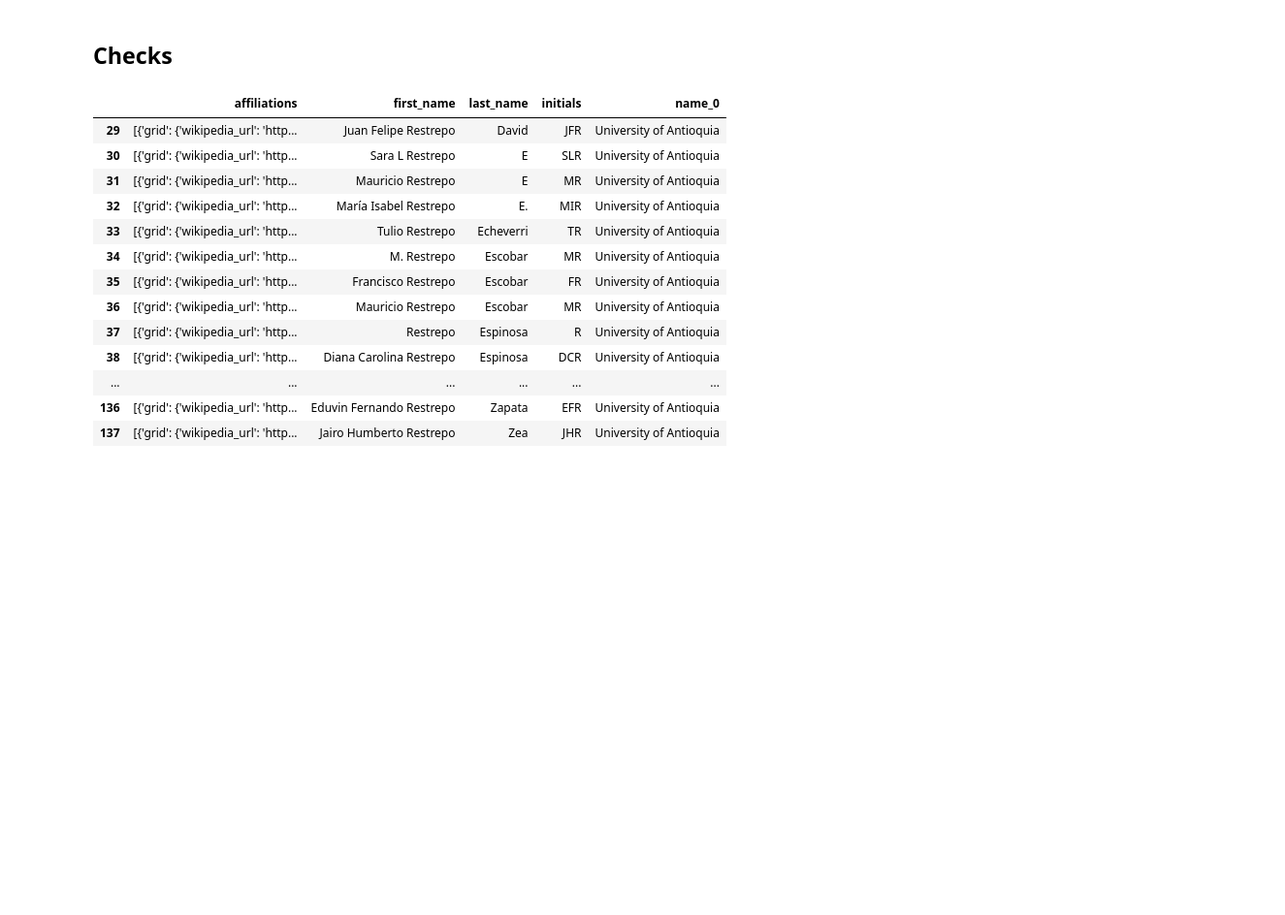
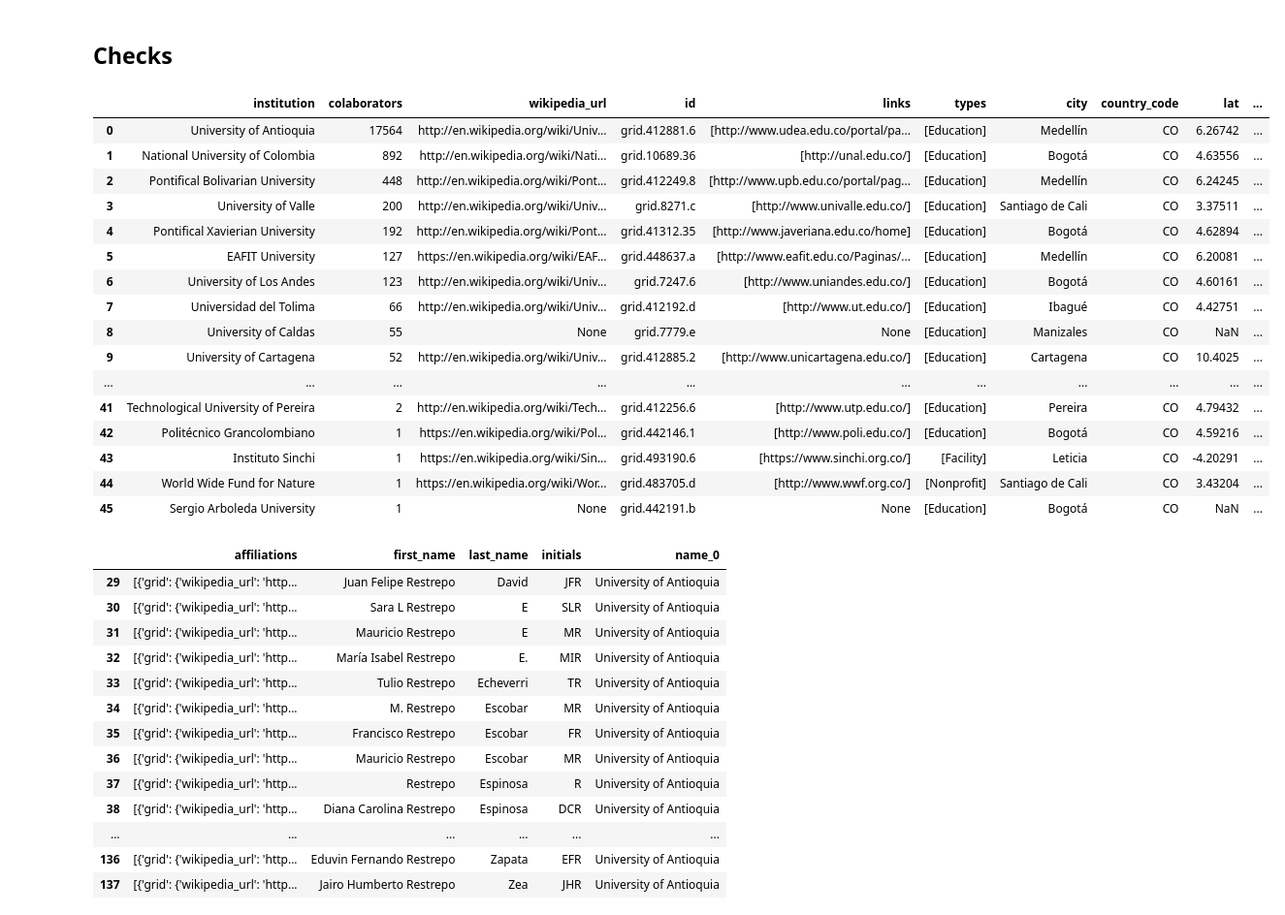
Before and after one commit to restrepo/lens, a Jupyter notebook: lens.ipynb, the cells around one changed output. Shown at 97% size. Drawn from its saved outputs; the diff is of its cells as text; code cells hidden in the pictures; blank space fills up the shorter version.

```diff
--- a/lens.ipynb
+++ b/lens.ipynb
@@ -29,7 +35,7 @@ def nesteddf(df,key):
     #dfy[key] is a list of dictionaries
     lenmax=dfy[key[0]].apply(len).max()
     for i in range(lenmax):
-        print(i)
+        if i%100==0:print(i,end='\r')
         i_aff=pd.DataFrame()
         #select dictionary i from list
         i_key=dfy[~dfy[key[0]].str[i].isna()].reset_index(drop=True)
@@ -133,7 +146,7 @@ rdf=rdf.merge(aff[['grid','name']].drop_duplicates('name').reset_index(drop=True
 key={}
 key[0]='grid'
 key[1]=['addresses','wikipedia_url','id','links','types']
-def add_nested_columns(df,key,col_type='dict'):
+def extract_nested_columns(df,key,col_type='dict'):
     import sys
     if col_type=='dict':
         sdf=df[key[0]]
@@ -154,7 +167,7 @@ def add_nested_columns(df,key,col_type='dict'):
     dft=dfy.append(dfn).reset_index(drop=True)
     return dft
 # %%
-df=add_nested_columns(rdf,key)
+df=extract_nested_columns(rdf,key)
 # %%
 df[:2]
 # %% [output]
@@ -165,7 +178,7 @@ df[:2]
 key={}
 key[0]='addresses'
 key[1]=['city','country_code','lat','lon']
-dff=add_nested_columns(df,key,col_type='list')
+dff=extract_nested_columns(df,key,col_type='list')
 # %%
 dff=dff.drop(['grid','addresses'],axis='columns')
 # %%
@@ -215,5 +248,25 @@ pd.read_excel('colab.xlsx')
 # %% [markdown]
 ## Checks
+# %%
+dff[dff.country_code=='CO'].reset_index(drop=True)
+# %% [output]
+|  | institution | colaborators | wikipedia_url | id | links | types | city | country_code | lat | ... |
+| 0 | University of Antioquia | 17564 | http://en.wikipedia.org/wiki/Univ... | grid.412881.6 | [http://www.udea.edu.co/portal/pa... | [Education] | Medellín | CO | 6.26742 | ... |
+| 1 | National University of Colombia | 892 | http://en.wikipedia.org/wiki/Nati... | grid.10689.36 | [http://unal.edu.co/] | [Education] | Bogotá | CO | 4.63556 | ... |
+| 2 | Pontifical Bolivarian University | 448 | http://en.wikipedia.org/wiki/Pont... | grid.412249.8 | [http://www.upb.edu.co/portal/pag... | [Education] | Medellín | CO | 6.24245 | ... |
+| 3 | University of Valle | 200 | http://en.wikipedia.org/wiki/Univ... | grid.8271.c | [http://www.univalle.edu.co/] | [Education] | Santiago de Cali | CO | 3.37511 | ... |
+| 4 | Pontifical Xavierian University | 192 | http://en.wikipedia.org/wiki/Pont... | grid.41312.35 | [http://www.javeriana.edu.co/home] | [Education] | Bogotá | CO | 4.62894 | ... |
+| 5 | EAFIT University | 127 | https://en.wikipedia.org/wiki/EAF... | grid.448637.a | [http://www.eafit.edu.co/Paginas/... | [Education] | Medellín | CO | 6.20081 | ... |
+| 6 | University of Los Andes | 123 | http://en.wikipedia.org/wiki/Univ... | grid.7247.6 | [http://www.uniandes.edu.co/] | [Education] | Bogotá | CO | 4.60161 | ... |
+| 7 | Universidad del Tolima | 66 | http://en.wikipedia.org/wiki/Univ... | grid.412192.d | [http://www.ut.edu.co/] | [Education] | Ibagué | CO | 4.42751 | ... |
+| 8 | University of Caldas | 55 | None | grid.7779.e | None | [Education] | Manizales | CO | NaN | ... |
+| 9 | University of Cartagena | 52 | http://en.wikipedia.org/wiki/Univ... | grid.412885.2 | [http://www.unicartagena.edu.co/] | [Education] | Cartagena | CO | 10.4025 | ... |
+| ... | ... | ... | ... | ... | ... | ... | ... | ... | ... | ... |
+| 41 | Technological University of Pereira | 2 | http://en.wikipedia.org/wiki/Tech... | grid.412256.6 | [http://www.utp.edu.co/] | [Education] | Pereira | CO | 4.79432 | ... |
+| 42 | Politécnico Grancolombiano | 1 | https://en.wikipedia.org/wiki/Pol... | grid.442146.1 | [http://www.poli.edu.co/] | [Education] | Bogotá | CO | 4.59216 | ... |
+| 43 | Instituto Sinchi | 1 | https://en.wikipedia.org/wiki/Sin... | grid.493190.6 | [https://www.sinchi.org.co/] | [Facility] | Leticia | CO | -4.20291 | ... |
+| 44 | World Wide Fund for Nature | 1 | https://en.wikipedia.org/wiki/Wor... | grid.483705.d | [http://www.wwf.org.co/] | [Nonprofit] | Santiago de Cali | CO | 3.43204 | ... |
+| 45 | Sergio Arboleda University | 1 | None | grid.442191.b | None | [Education] | Bogotá | CO | NaN | ... |
 # %%
 autores_udea=daff[daff.name_0=='University of Antioquia'].reset_index(drop=True)
 # %%
```
Also changed, not shown: parts of 12 cells of this notebook.
